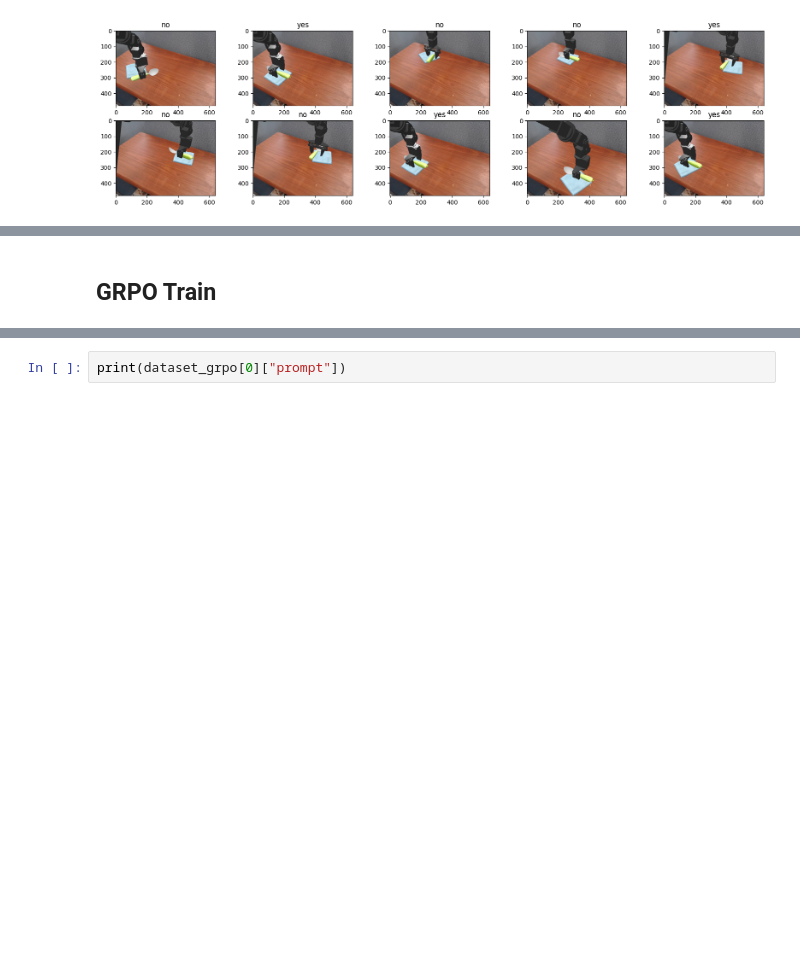
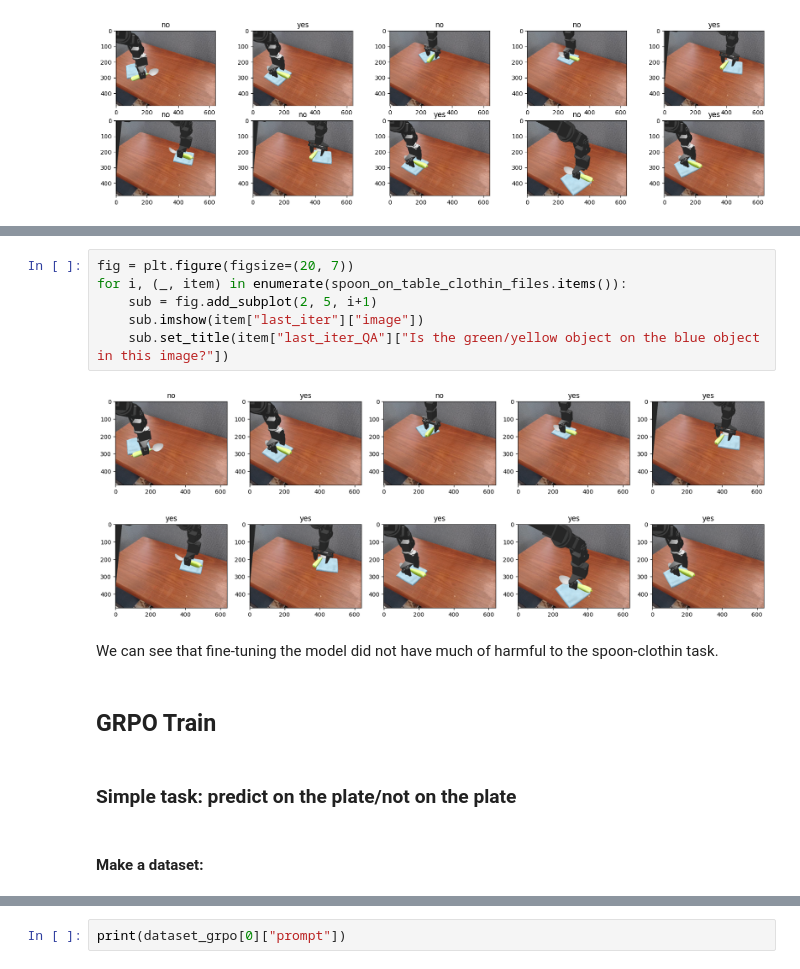
Before and after one commit to MrAnton07/VLA_MIPT, a Jupyter notebook: SmolVLA.ipynb, the cells around one changed output, grey strips where cells are left out. Drawn from its saved outputs; the diff is of its cells as text; blank space fills up the shorter version.

```diff
--- a/SmolVLA.ipynb
+++ b/SmolVLA.ipynb
@@ -1110,2 +1149,16 @@ for i, (_, item) in enumerate(spoon_on_table_clothin_files.items()):
+# %%
+fig = plt.figure(figsize=(20, 7))
+for i, (_, item) in enumerate(spoon_on_table_clothin_files.items()):
+    sub = fig.add_subplot(2, 5, i+1)
+    sub.imshow(item["last_iter"]["image"])
+    sub.set_title(item["last_iter_QA"]["Is the green/yellow object on the blue object in this image?"])
+# %% [output]
+[figure, added]
+# %% [markdown]
+We can see that fine-tuning the model did not have much of harmful to the spoon-clothin task.
 # %% [markdown]
 ## GRPO Train
+# %% [markdown]
+### Simple task: predict on the plate/not on the plate
+# %% [markdown]
+#### Make a dataset:
```
Also changed, not shown: parts of 98 cells of this notebook, 5 other files.
